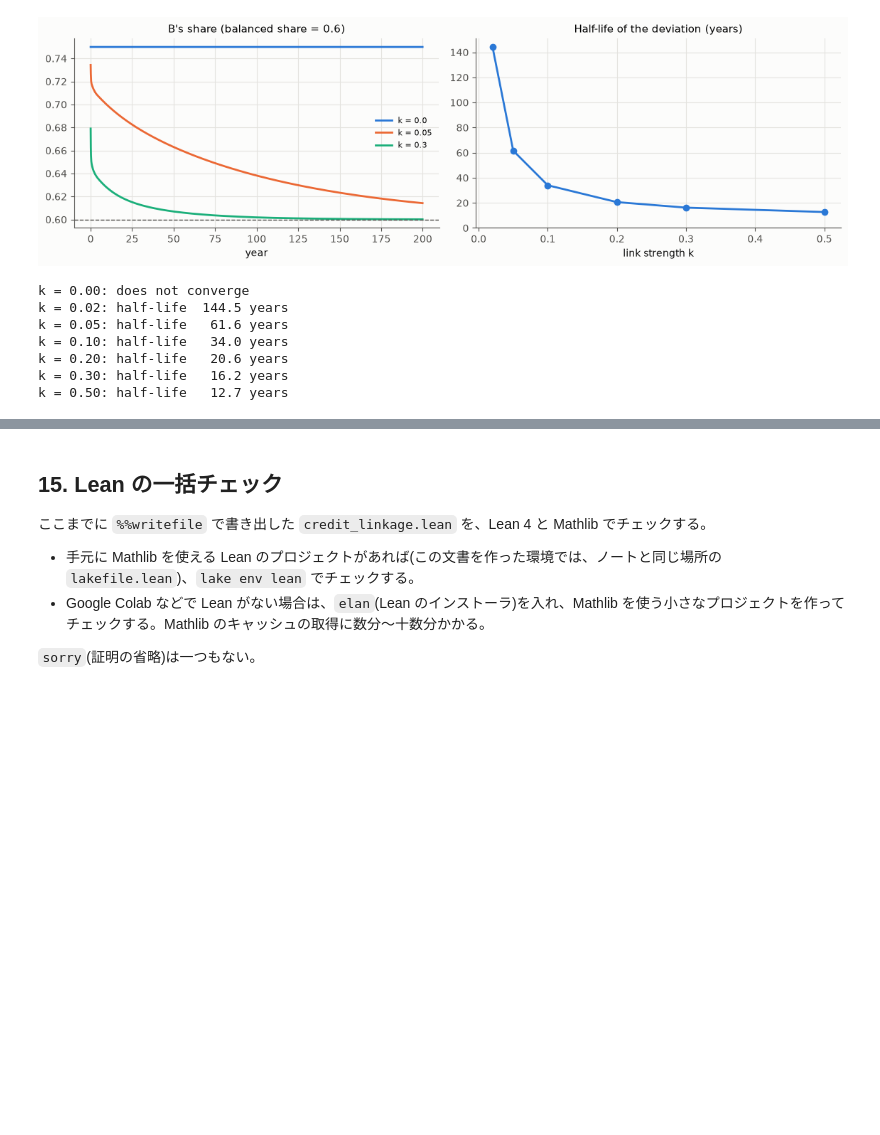
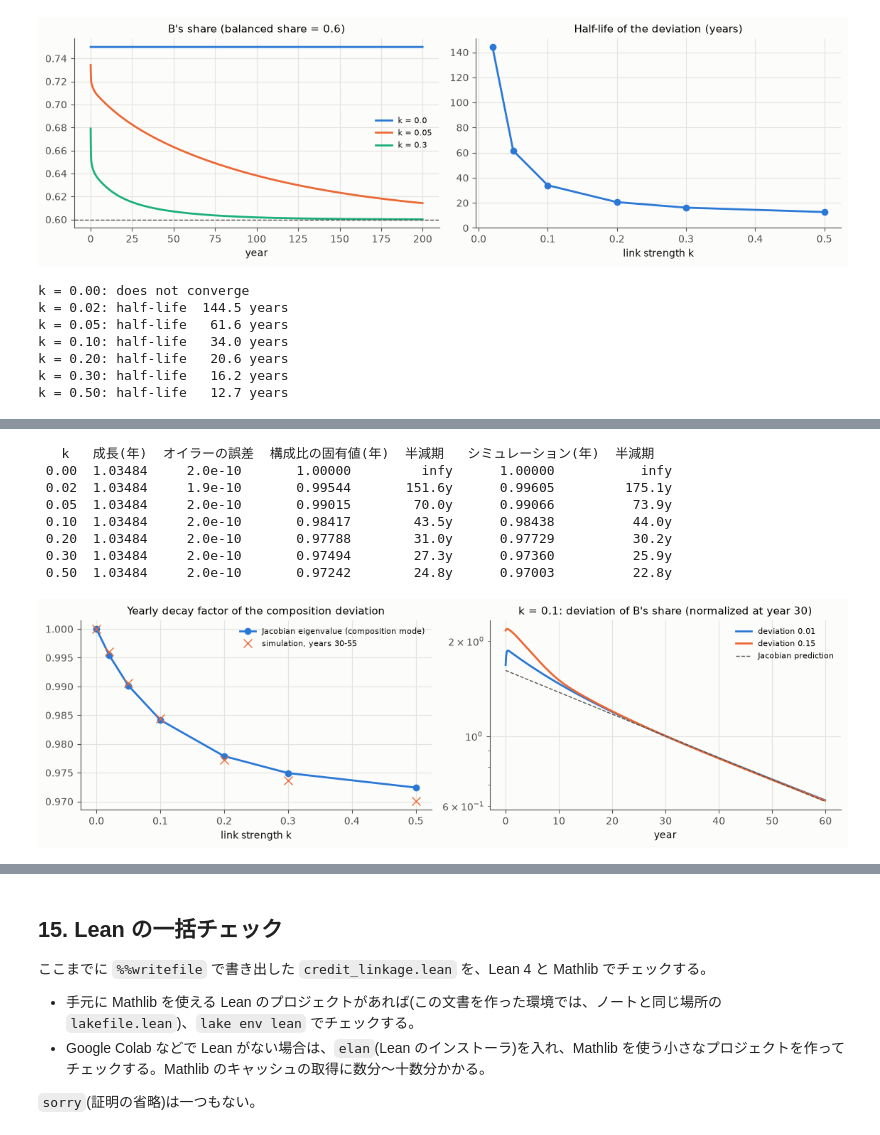
Before and after one commit to JRF-2018/credit_simulation_v6, a Jupyter notebook: notebooks/credit_linkage.ipynb, the cells around one changed output, grey strips where cells are left out. Drawn from its saved outputs; the diff is of its cells as text; code cells hidden in the pictures; blank space fills up the shorter version.

```diff
--- a/notebooks/credit_linkage.ipynb
+++ b/notebooks/credit_linkage.ipynb
@@ -1883,0 +1998,80 @@ theorem prod_bound (u : ℕ → ℝ) (n : ℕ) :
+# %%
+F1 = ['K', 'L', 'B', 'S', 'Pi_e', 'Pi_prev', 'E_prev', 'Y_prev']    # 1 次の量
+F0 = ['loss', 'u_prev']                                              # 0 次の量
+FIELDS = F1 + F0
+
+def enc(st):
+    return np.concatenate([np.asarray(st[f], float) for f in FIELDS])
+
+def dec(x, N=2):
+    return {f: x[j * N:(j + 1) * N].copy() for j, f in enumerate(FIELDS)}
+
+def step1(x, kw, N=2):
+    """Python のモデルの 1 期の写像(Lean の step にあたる)。"""
+    return enc(simulate_world(N=N, T=0.1, state=dec(x, N), init=None, **kw)['next'])
+
+def jacobian(x, kw, N=2, h=1e-5):
+    scale = np.r_[np.full(len(F1) * N, np.abs(x[:N]).mean()), np.full(len(F0) * N, 0.1)]
+    J = np.empty((len(x), len(x)))
+    for j in range(len(x)):
+        d = h * max(abs(x[j]), scale[j]); e = np.zeros_like(x); e[j] = d
+        J[:, j] = (step1(x + e, kw, N) - step1(x - e, kw, N)) / (2 * d)
+    return J
+
+def late_rate(x0, kw, eps, N=2):
+    """資本の配分だけを ±eps ずらし、30〜55 年の構成比のずれの縮み方(1 年あたり)を測る。"""
+    d = np.zeros_like(x0); d[0], d[1] = eps * x0[:N].sum(), -eps * x0[:N].sum()
+    sh = lambda x: (lambda Y: Y[:, 0] / Y.sum(axis=1))(simulate_world(N=N, T=60, state=dec(x, N), init=None, **kw)['Y'])
+    dev = np.abs(sh(x0 + d) - sh(x0))
+    return np.exp((np.log(dev[550]) - np.log(dev[300])) / 25), dev
+
+rows = []
+for k in [0.0, 0.02, 0.05, 0.1, 0.2, 0.3, 0.5]:
+    NLk = neutral_links([0.6, 0.4], k)
+    kw = {} if k == 0 else dict(m=NLk['m'], hold=NLk['hold'])
+    x0 = enc(simulate_world(N=2, T=400, K0=[150, 100], init=None, **kw)['next'])   # 釣り合い経路の上の点
+    J = jacobian(x0, kw)
+    gam = step1(x0, kw)[0] / x0[0]
+    P1x = np.r_[x0[:len(F1) * 2], np.zeros(len(F0) * 2)]
+    euler = np.max(np.abs(J @ P1x - gam * P1x)) / np.max(np.abs(P1x))
+    ev, V = np.linalg.eig(J)
+    # 資本の配分のずれを固有ベクトルに分解し、所得の構成比に見える成分のうち、いちばん遅く縮むものを取る
+    d = np.zeros_like(x0); d[0], d[1] = 0.01 * x0[:2].sum(), -0.01 * x0[:2].sum()
+    c = np.linalg.solve(V, d)
+    iY = FIELDS.index('Y_prev') * 2; Ys = x0[iY:iY + 2]; s = Ys[0] / Ys.sum()
+    vis = np.abs(c * ((1 - s) * V[iY] - s * V[iY + 1]) / Ys.sum())
+    ok = (vis > 0.01 * vis.max()) & (np.abs(ev - gam) > 1e-6 * gam)
+    lam = np.abs(ev[ok]).max() if k > 0 else gam
+    r_jac = (lam / gam) ** 10                                    # 1 年(10 期)あたり
+    r_sim = late_rate(x0, kw, 0.01)[0] if k > 0 else 1.0
+    rows.append((k, gam ** 10, euler, r_jac, r_sim))
+    if k == 0.1:
+        dev_small, dev_big = late_rate(x0, kw, 0.01)[1], late_rate(x0, kw, 0.15)[1]
+        r01 = r_jac
+
+hl = lambda r: np.log(0.5) / np.log(r) if r < 1 else np.inf
+print('   k   成長(年)  オイラーの誤差  構成比の固有値(年)  半減期   シミュレーション(年)  半減期')
+for k, g10, eu, rj, rs in rows:
+    print(f'{k:5.2f}  {g10:.5f}   {eu:9.1e}       {rj:.5f}      {hl(rj):6.1f}y      {rs:.5f}        {hl(rs):6.1f}y')
+
+fig, axes = plt.subplots(1, 2, figsize=(11.5, 3.6))
+kk = [r[0] for r in rows]
+axes[0].plot(kk, [r[3] for r in rows], marker='o', color=PAL[0], label='Jacobian eigenvalue (composition mode)')
+axes[0].plot(kk, [r[4] for r in rows], marker='x', ls='', ms=9, color=PAL[1], label='simulation, years 30-55')
+axes[0].set(title='Yearly decay factor of the composition deviation', xlabel='link strength k'); axes[0].legend(fontsize=8)
+t = np.arange(len(dev_small)) * 0.1
+axes[1].semilogy(t, dev_small / dev_small[300], color=PAL[0], label='deviation 0.01')
+axes[1].semilogy(t, dev_big / dev_big[300], color=PAL[1], label='deviation 0.15')
+axes[1].semilogy(t, r01 ** (t - 30), color=INK2, ls='--', lw=1, label='Jacobian prediction')
+axes[1].set(title='k = 0.1: deviation of B\'s share (normalized at year 30)', xlabel='year'); axes[1].legend(fontsize=8)
+plt.tight_layout(); plt.show()
+# %% [output]
+   k   成長(年)  オイラーの誤差  構成比の固有値(年)  半減期   シミュレーション(年)  半減期
+ 0.00  1.03484     2.0e-10       1.00000         infy      1.00000           infy
+ 0.02  1.03484     1.9e-10       0.99544       151.6y      0.99605         175.1y
+ 0.05  1.03484     2.0e-10       0.99015        70.0y      0.99066          73.9y
+ 0.10  1.03484     2.0e-10       0.98417        43.5y      0.98438          44.0y
+ 0.20  1.03484     2.0e-10       0.97788        31.0y      0.97729          30.2y
+ 0.30  1.03484     2.0e-10       0.97494        27.3y      0.97360          25.9y
+ 0.50  1.03484     2.0e-10       0.97242        24.8y      0.97003          22.8y
+[figure, added]
```
Also changed, not shown: parts of 13 cells of this notebook, 4 other files.
